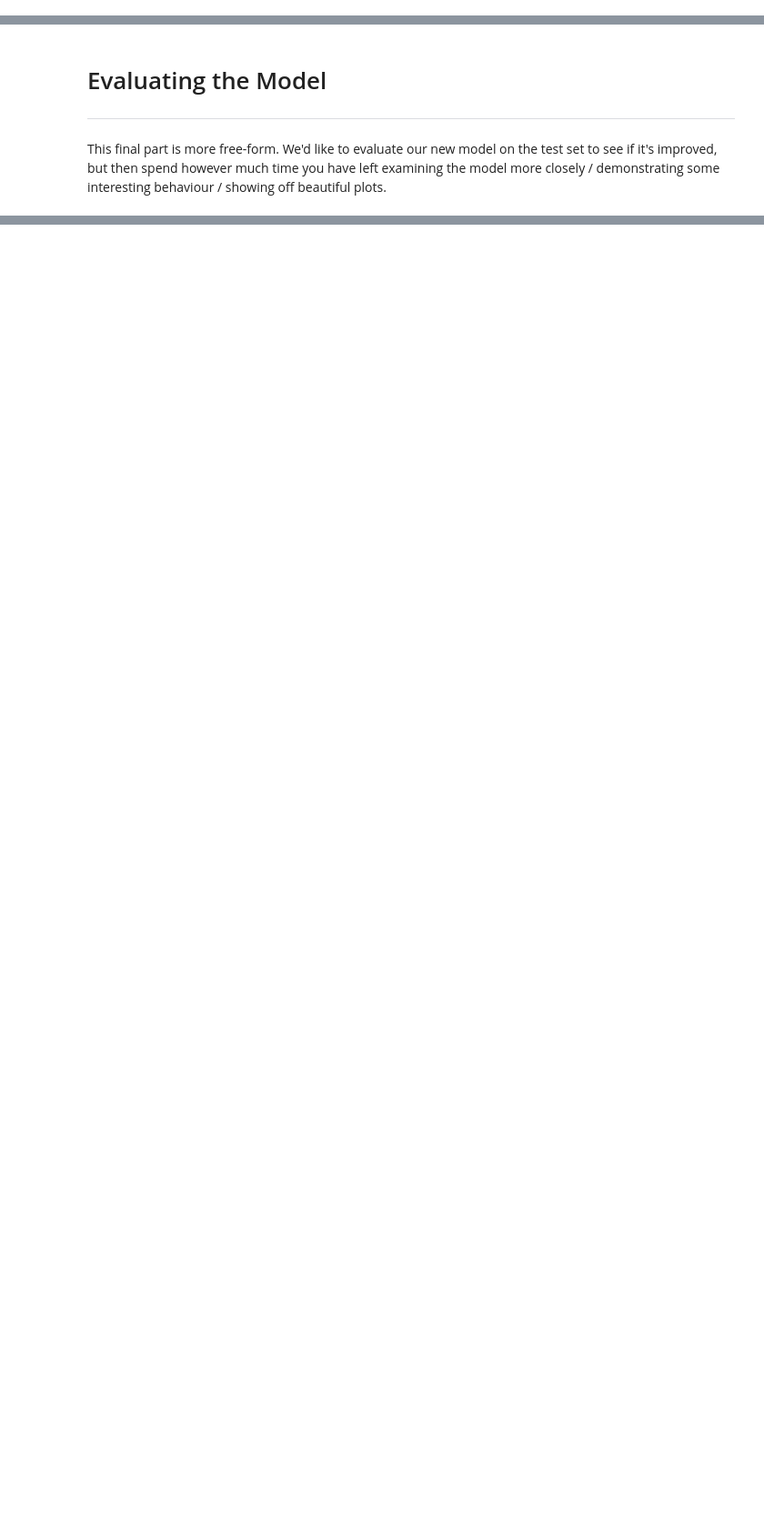
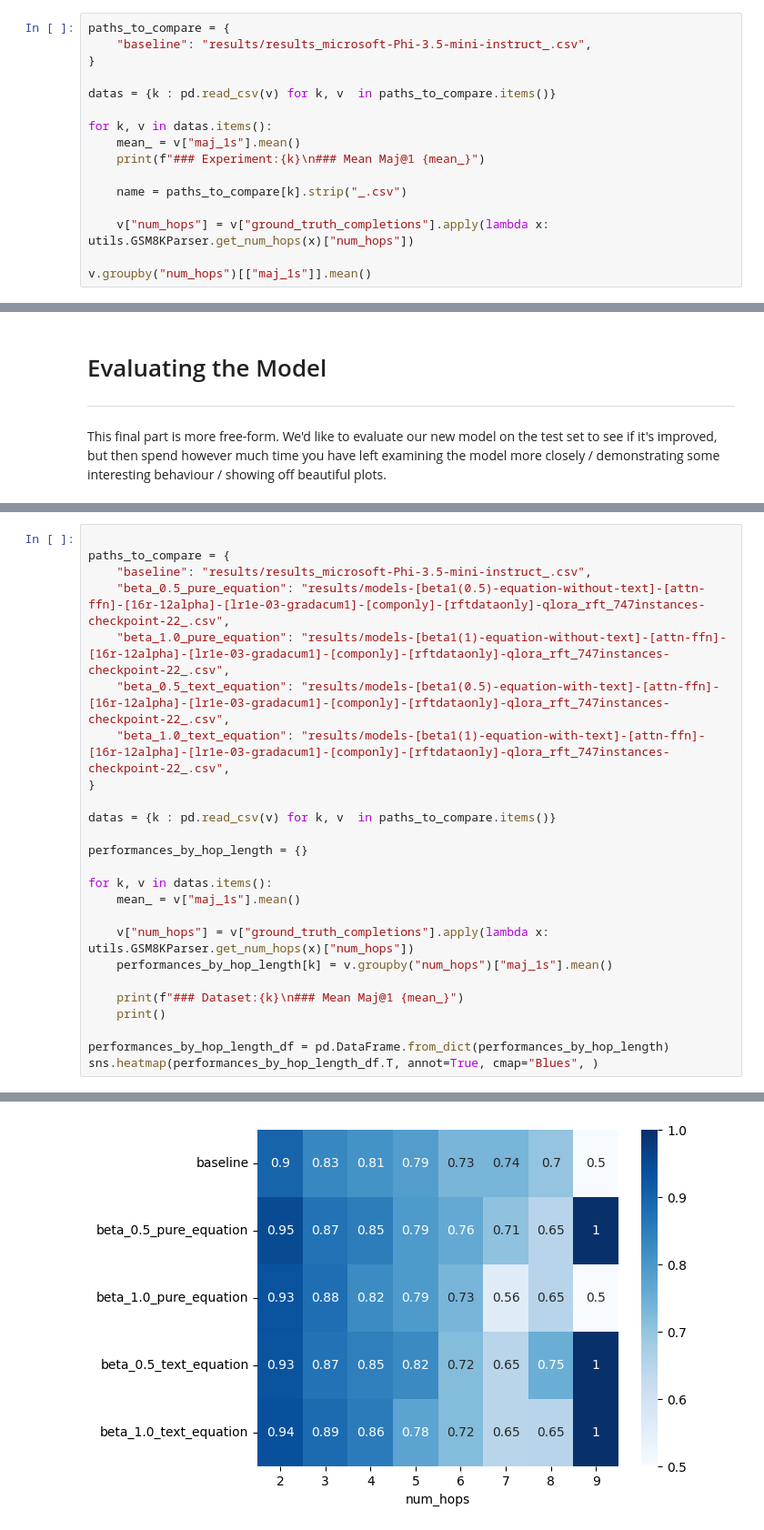
Before and after one commit to RobbenRibery/rft-gsm8k, a Jupyter notebook: Take_Home_Test.ipynb, the cells around one changed output, grey strips where cells are left out. Shown at 91% size. Drawn from its saved outputs; the diff is of its cells as text; blank space fills up the shorter version.

```diff
--- a/Take_Home_Test.ipynb
+++ b/Take_Home_Test.ipynb
@@ -612,0 +451,16 @@ python generation.py --generation-path "generations/gsm8k_synthetic_data_747inst
+# %%
+paths_to_compare = {
+    "baseline": "results/results_microsoft-Phi-3.5-mini-instruct_.csv",
+}
+
+datas = {k : pd.read_csv(v) for k, v  in paths_to_compare.items()}
+
+for k, v in datas.items():
+    mean_ = v["maj_1s"].mean()
+    print(f"### Experiment:{k}\n### Mean Maj@1 {mean_}")
+
+    name = paths_to_compare[k].strip("_.csv")
+
+    v["num_hops"] = v["ground_truth_completions"].apply(lambda x: utils.GSM8KParser.get_num_hops(x)["num_hops"])
+
+v.groupby("num_hops")[["maj_1s"]].mean()
@@ -634,0 +808,26 @@ accelerate launch lora.py --evaluate --model-name "[attn-ffn]-lora-64r-64alpha_r
+# %%
+
+paths_to_compare = {
+    "baseline": "results/results_microsoft-Phi-3.5-mini-instruct_.csv",
+    "beta_0.5_pure_equation": "results/models-[beta1(0.5)-equation-without-text]-[attn-ffn]-[16r-12alpha]-[lr1e-03-gradacum1]-[componly]-[rftdataonly]-qlora_rft_747instances-checkpoint-22_.csv",
+    "beta_1.0_pure_equation": "results/models-[beta1(1)-equation-without-text]-[attn-ffn]-[16r-12alpha]-[lr1e-03-gradacum1]-[componly]-[rftdataonly]-qlora_rft_747instances-checkpoint-22_.csv",
+    "beta_0.5_text_equation": "results/models-[beta1(0.5)-equation-with-text]-[attn-ffn]-[16r-12alpha]-[lr1e-03-gradacum1]-[componly]-[rftdataonly]-qlora_rft_747instances-checkpoint-22_.csv",
+    "beta_1.0_text_equation": "results/models-[beta1(1)-equation-with-text]-[attn-ffn]-[16r-12alpha]-[lr1e-03-gradacum1]-[componly]-[rftdataonly]-qlora_rft_747instances-checkpoint-22_.csv",
+}
+
+datas = {k : pd.read_csv(v) for k, v  in paths_to_compare.items()}
+
+performances_by_hop_length = {}
+
+for k, v in datas.items():
+    mean_ = v["maj_1s"].mean()
+
+    v["num_hops"] = v["ground_truth_completions"].apply(lambda x: utils.GSM8KParser.get_num_hops(x)["num_hops"])
+    performances_by_hop_length[k] = v.groupby("num_hops")["maj_1s"].mean()
+
+    print(f"### Dataset:{k}\n### Mean Maj@1 {mean_}")
+    print()
+
+performances_by_hop_length_df = pd.DataFrame.from_dict(performances_by_hop_length)
+sns.heatmap(performances_by_hop_length_df.T, annot=True, cmap="Blues", )
+# %% [output]
@@ -634,0 +849 @@ accelerate launch lora.py --evaluate --model-name "[attn-ffn]-lora-64r-64alpha_r
+[figure, added]
```
Also changed, not shown: parts of 66 cells of this notebook, 15 other files.
